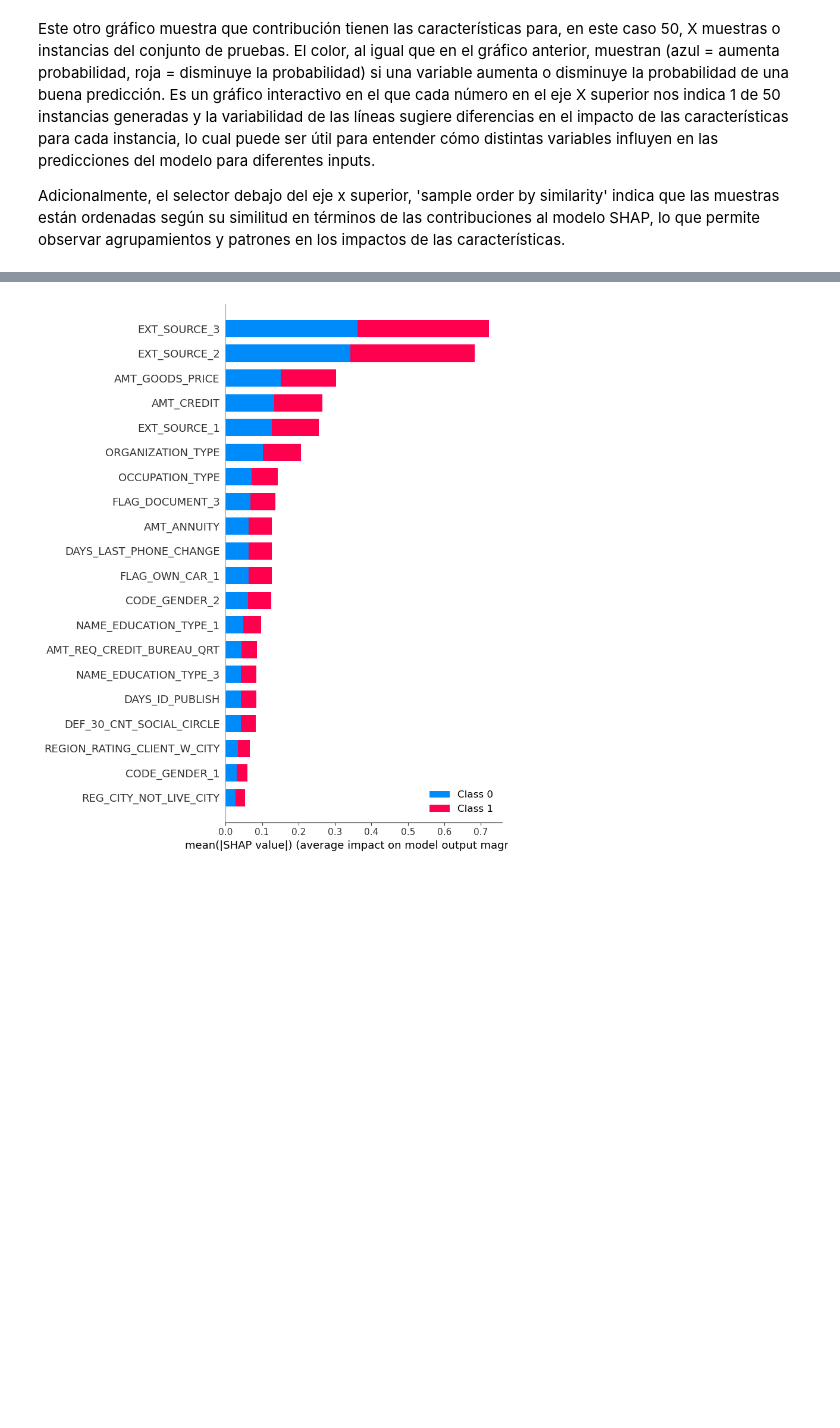
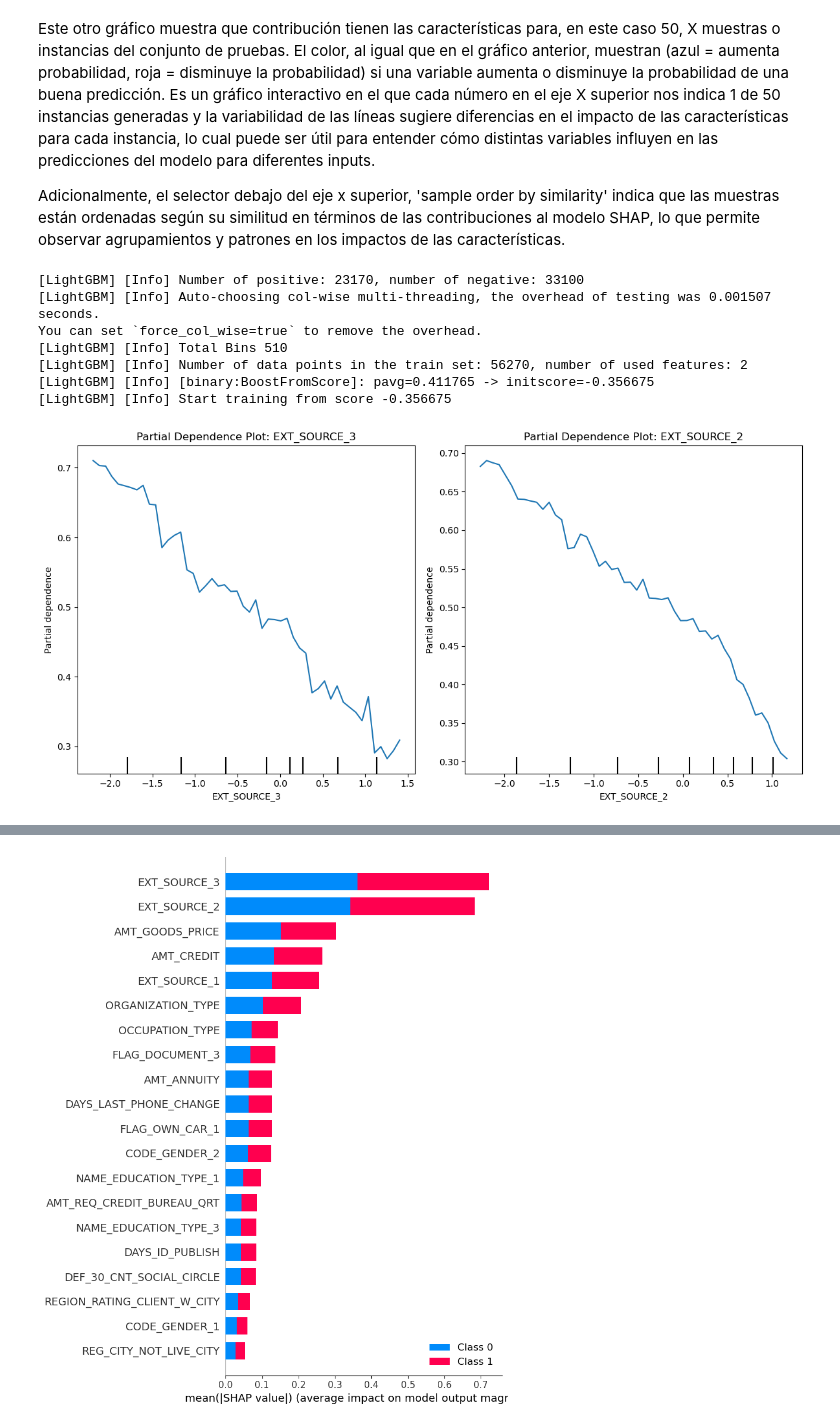
Before and after one commit to Ocaam/practica_ApAu, a Jupyter notebook: notebooks/04_explicability_and_SHAP.ipynb, the cells around one changed output, grey strips where cells are left out. Saved outputs shown, nothing was run; the diff lists cells and outputs as text; code cells hidden in the pictures; blank space fills up the shorter version.

```diff
--- a/notebooks/04_explicability_and_SHAP.ipynb
+++ b/notebooks/04_explicability_and_SHAP.ipynb
@@ -206,3 +209,31 @@ shap.force_plot(explainer.expected_value[0], shap_values[0][:50,:], features=X_t
 Este otro gráfico muestra que contribución tienen las características para, en este caso 50, X muestras o instancias del conjunto de pruebas. El color, al igual que en el gráfico anterior, muestran (azul = aumenta probabilidad, roja = disminuye la probabilidad) si una variable aumenta o disminuye la probabilidad de una buena predicción. Es un gráfico interactivo en el que cada número en el eje X superior nos indica 1 de 50 instancias generadas y la variabilidad de las líneas sugiere diferencias en el impacto de las características para cada instancia, lo cual puede ser útil para entender cómo distintas variables influyen en las predicciones del modelo para diferentes inputs.
 
 Adicionalmente, el selector debajo del eje x superior, 'sample order by similarity' indica que las muestras están ordenadas según su similitud en términos de las contribuciones al modelo SHAP, lo que permite observar agrupamientos y patrones en los impactos de las características.
+# %%
+X = X_train_resampled[['EXT_SOURCE_3', 'EXT_SOURCE_2']]  # Variables of interest
+y = y_train_resampled
+
+model.fit(X, y)
+
+features = ['EXT_SOURCE_3', 'EXT_SOURCE_2']
+
+# Create partial dependency graphs
+fig, ax = plt.subplots(1, 2, figsize=(12, 6))
+
+for i, feature in enumerate(features):
+    PartialDependenceDisplay.from_estimator(
+        model, X, [feature], ax=ax[i], grid_resolution=50
+    )
+    ax[i].set_title(f'Partial Dependence Plot: {feature}')
+
+plt.tight_layout()
+plt.show()
+# %% [output]
+[LightGBM] [Info] Number of positive: 23170, number of negative: 33100
+[LightGBM] [Info] Auto-choosing col-wise multi-threading, the overhead of testing was 0.001507 seconds.
+You can set `force_col_wise=true` to remove the overhead.
+[LightGBM] [Info] Total Bins 510
+[LightGBM] [Info] Number of data points in the train set: 56270, number of used features: 2
+[LightGBM] [Info] [binary:BoostFromScore]: pavg=0.411765 -> initscore=-0.356675
+[LightGBM] [Info] Start training from score -0.356675
+[figure, added]
```
Also changed, not shown: parts of 4 cells of this notebook, 1 other file.
